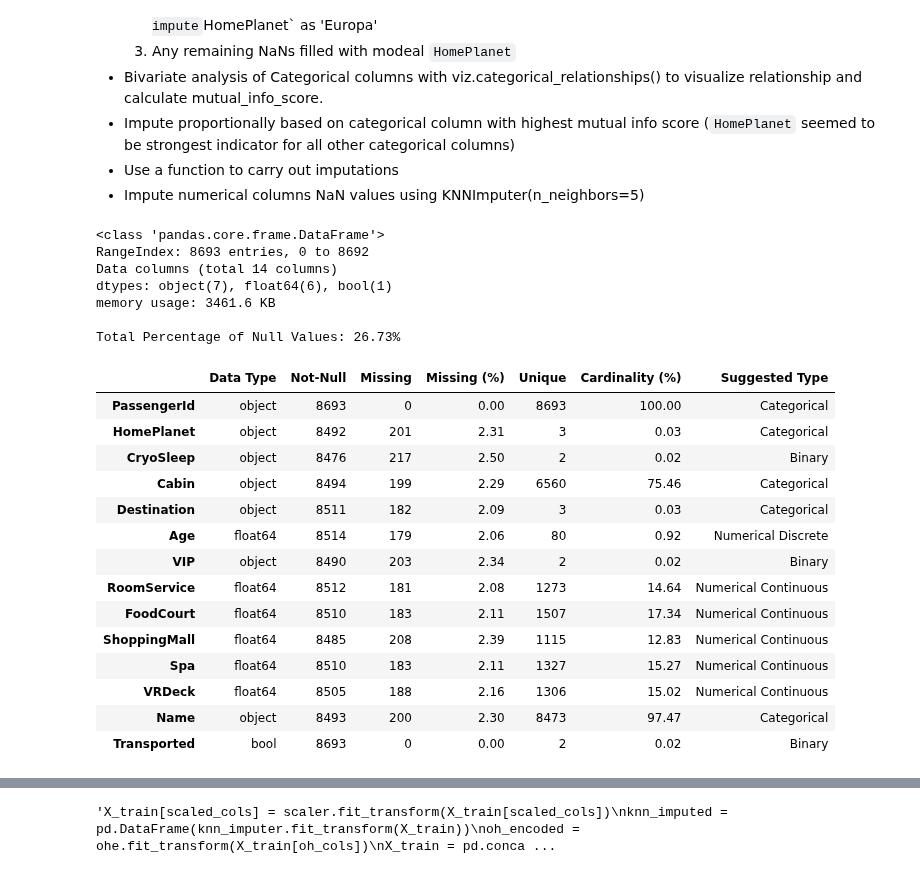
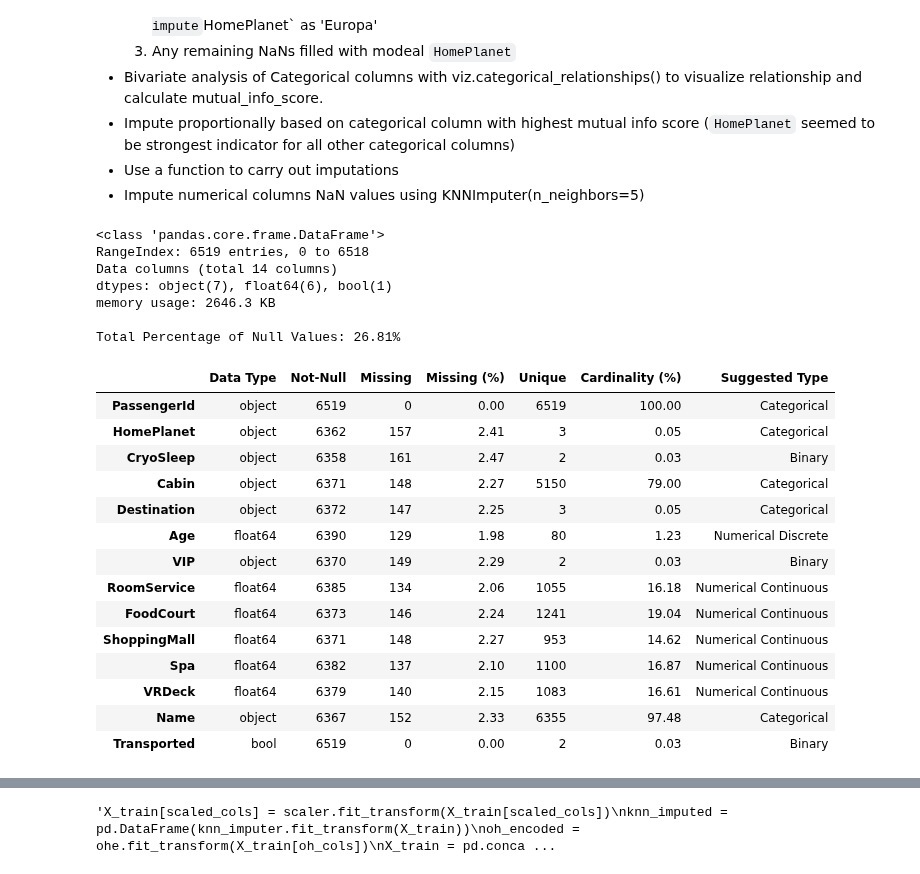
Before and after one commit to mailliwJ/spaceTitanic, a Jupyter notebook: notebooks/episode_I.ipynb, the cells around one changed output, grey strips where cells are left out. Saved outputs shown, nothing was run; the diff lists cells and outputs as text; code cells hidden in the pictures.

```diff
--- a/notebooks/episode_I.ipynb
+++ b/notebooks/episode_I.ipynb
@@ -162,0 +168,6 @@ train.head()
+# %%
+# Change NaNs to 'unk'
+train.fillna('unk', axis=1, inplace=True)
+# %%
+# Split train into train and val sets
+train_set, val_set = train_test_split(train, test_size=0.25, stratify=train['Transported'], random_state=42)
@@ -187,29 +208,29 @@ I initially wanted to try a strategy that combines ordinal coding with KNN imput
 - Use a function to carry out imputations
 - Impute numerical columns NaN values using KNNImputer(n_neighbors=5)
 # %%
-mlt.describe_and_suggest(train)
+mlt.describe_and_suggest(train_set)
 # %% [output]
 <class 'pandas.core.frame.DataFrame'>
-RangeIndex: 8693 entries, 0 to 8692
+RangeIndex: 6519 entries, 0 to 6518
 Data columns (total 14 columns)
 dtypes: object(7), float64(6), bool(1)
-memory usage: 3461.6 KB
+memory usage: 2646.3 KB
 
-Total Percentage of Null Values: 26.73%
+Total Percentage of Null Values: 26.81%
 |  | Data Type | Not-Null | Missing | Missing (%) | Unique | Cardinality (%) | Suggested Type |
-| PassengerId | object | 8693 | 0 | 0.00 | 8693 | 100.00 | Categorical |
-| HomePlanet | object | 8492 | 201 | 2.31 | 3 | 0.03 | Categorical |
-| CryoSleep | object | 8476 | 217 | 2.50 | 2 | 0.02 | Binary |
-| Cabin | object | 8494 | 199 | 2.29 | 6560 | 75.46 | Categorical |
-| Destination | object | 8511 | 182 | 2.09 | 3 | 0.03 | Categorical |
-| Age | float64 | 8514 | 179 | 2.06 | 80 | 0.92 | Numerical Discrete |
-| VIP | object | 8490 | 203 | 2.34 | 2 | 0.02 | Binary |
-| RoomService | float64 | 8512 | 181 | 2.08 | 1273 | 14.64 | Numerical Continuous |
-| FoodCourt | float64 | 8510 | 183 | 2.11 | 1507 | 17.34 | Numerical Continuous |
-| ShoppingMall | float64 | 8485 | 208 | 2.39 | 1115 | 12.83 | Numerical Continuous |
-| Spa | float64 | 8510 | 183 | 2.11 | 1327 | 15.27 | Numerical Continuous |
-| VRDeck | float64 | 8505 | 188 | 2.16 | 1306 | 15.02 | Numerical Continuous |
-| Name | object | 8493 | 200 | 2.30 | 8473 | 97.47 | Categorical |
-| Transported | bool | 8693 | 0 | 0.00 | 2 | 0.02 | Binary |
+| PassengerId | object | 6519 | 0 | 0.00 | 6519 | 100.00 | Categorical |
+| HomePlanet | object | 6362 | 157 | 2.41 | 3 | 0.05 | Categorical |
+| CryoSleep | object | 6358 | 161 | 2.47 | 2 | 0.03 | Binary |
+| Cabin | object | 6371 | 148 | 2.27 | 5150 | 79.00 | Categorical |
+| Destination | object | 6372 | 147 | 2.25 | 3 | 0.05 | Categorical |
+| Age | float64 | 6390 | 129 | 1.98 | 80 | 1.23 | Numerical Discrete |
+| VIP | object | 6370 | 149 | 2.29 | 2 | 0.03 | Binary |
+| RoomService | float64 | 6385 | 134 | 2.06 | 1055 | 16.18 | Numerical Continuous |
+| FoodCourt | float64 | 6373 | 146 | 2.24 | 1241 | 19.04 | Numerical Continuous |
+| ShoppingMall | float64 | 6371 | 148 | 2.27 | 953 | 14.62 | Numerical Continuous |
+| Spa | float64 | 6382 | 137 | 2.10 | 1100 | 16.87 | Numerical Continuous |
+| VRDeck | float64 | 6379 | 140 | 2.15 | 1083 | 16.61 | Numerical Continuous |
+| Name | object | 6367 | 152 | 2.33 | 6355 | 97.48 | Categorical |
+| Transported | bool | 6519 | 0 | 0.00 | 2 | 0.03 | Binary |
 # %%
 # Transform 'PassengerId' into some more useful variables
```
Also changed, not shown: parts of 24 cells of this notebook, 3 other files.
